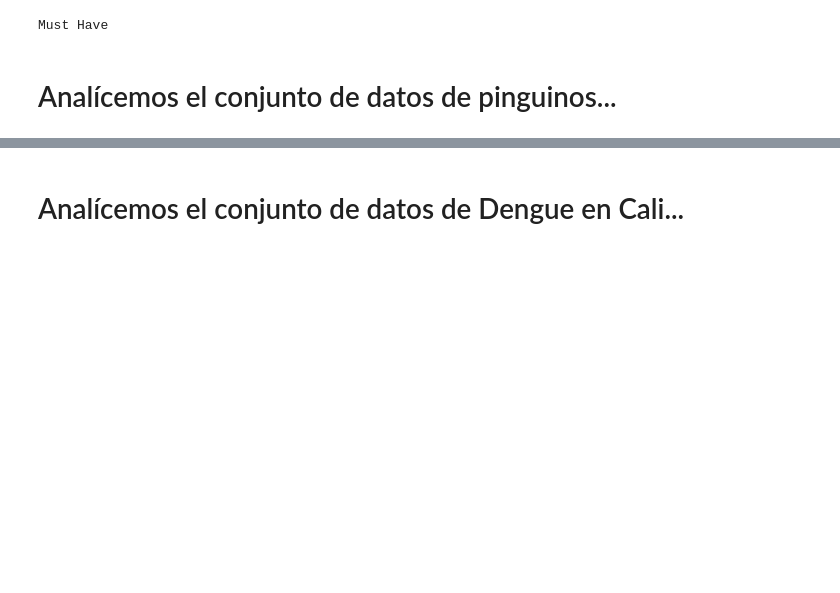
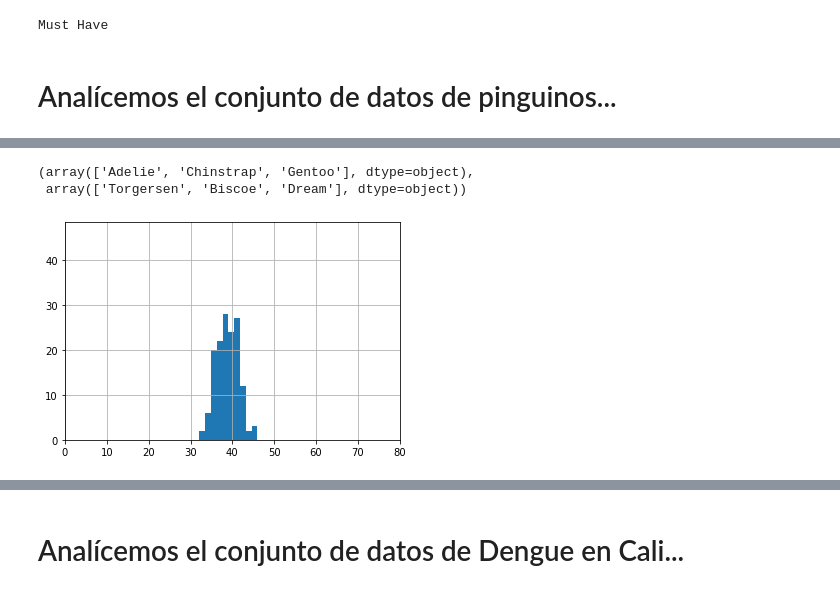
Before and after one commit to alceballosa/programming_fundamentals_py, a Jupyter notebook: Semana_6_1.ipynb, the cells around one changed output, grey strips where cells are left out. Saved outputs shown, nothing was run; the diff lists cells and outputs as text; code cells hidden in the pictures; blank space fills up the shorter version.

```diff
--- a/Semana_6_1.ipynb
+++ b/Semana_6_1.ipynb
@@ -836,0 +889,3 @@ print(df.head(5))
+# %%
+df = df.dropna()
+df.isna().sum()
@@ -836,0 +901,11 @@ print(df.head(5))
+# %%
+df["Species"].unique(), df["Island"].unique()
+# %% [output]
+(array(['Adelie', 'Chinstrap', 'Gentoo'], dtype=object),
+ array(['Torgersen', 'Biscoe', 'Dream'], dtype=object))
+# %%
+df_filtrado = df.query('Species == "Adelie"')
+df_filtrado["Beak Length (mm)"].hist()
+plt.xlim(0,80)
+# %% [output]
+[figure, added]
```
Also changed, not shown: parts of 14 cells of this notebook, 1 other file.
